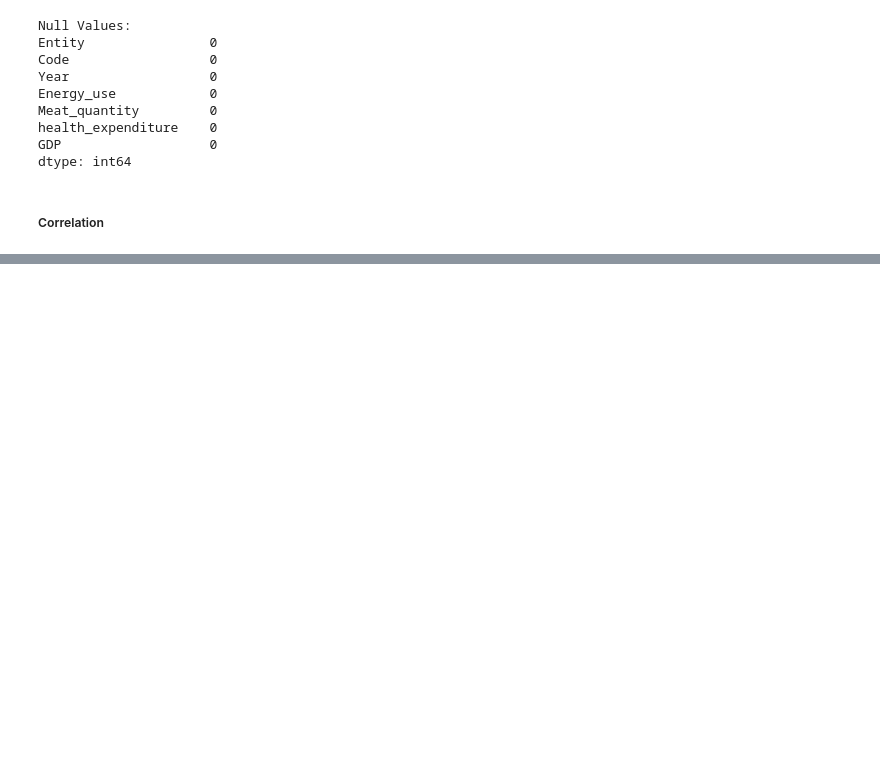
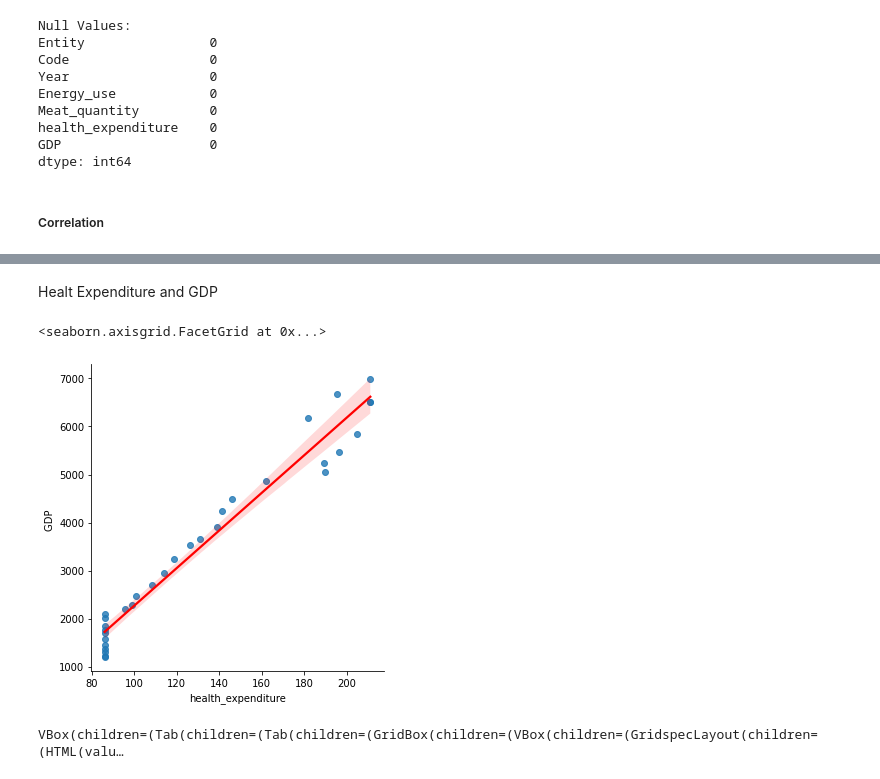
Before and after one commit to NeerajG03/Economic-Growth-Versus-Factors-expenditure-consumption-and-production, a Jupyter notebook: Set1.ipynb, the cells around one changed output, grey strips where cells are left out. Cells and saved outputs as stored; diff of their text form; code cells hidden in the pictures; blank space fills up the shorter version.

```diff
--- a/Set1.ipynb
+++ b/Set1.ipynb
@@ -92,0 +114,12 @@ Energy Consumption: 0.8764397576472517
+# %% [markdown]
+Healt Expenditure and GDP
+# %%
+sns.lmplot(x='health_expenditure',y='GDP ',data=data,fit_reg=True,line_kws={"color": "red"})
+# %% [output]
+<seaborn.axisgrid.FacetGrid at 0x...>
+[figure, added]
+# %%
+profile = ProfileReport(data, title ="Summary of Dataset", explorative =True)
+profile.to_widgets()
+# %% [output]
+VBox(children=(Tab(children=(Tab(children=(GridBox(children=(VBox(children=(GridspecLayout(children=(HTML(valu…
```
Also changed, not shown: parts of 8 cells of this notebook, 3 other files.
